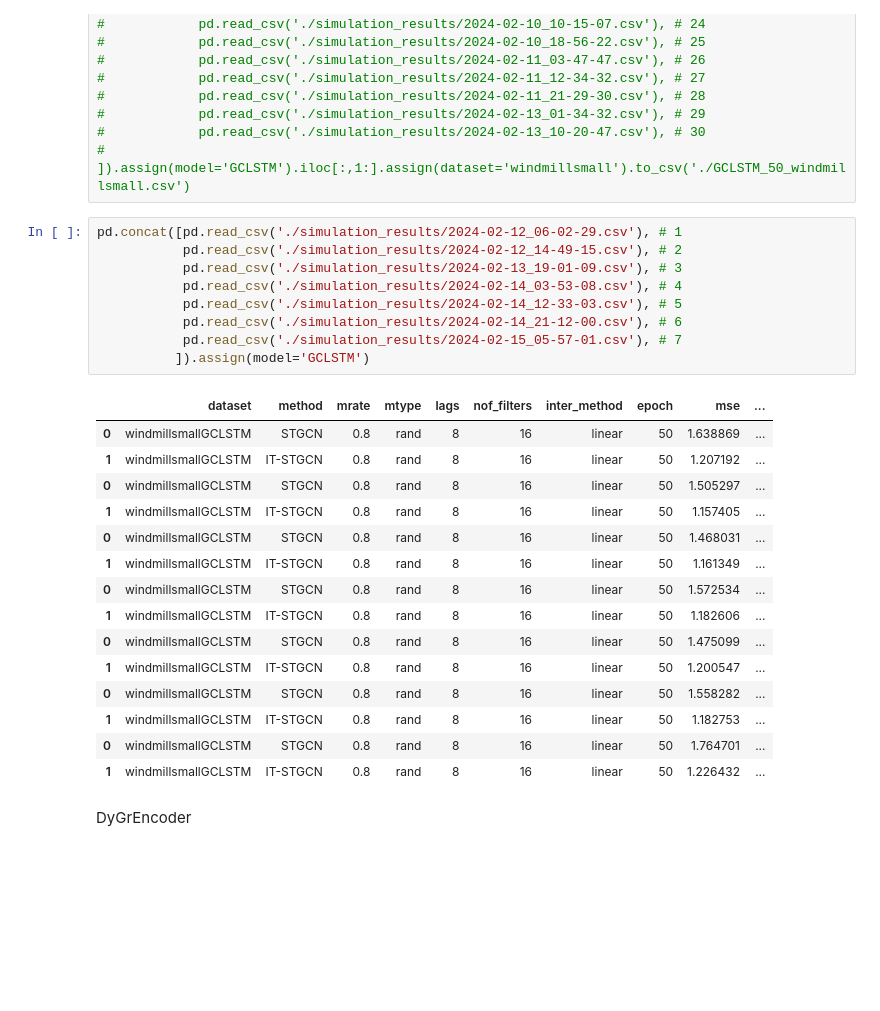
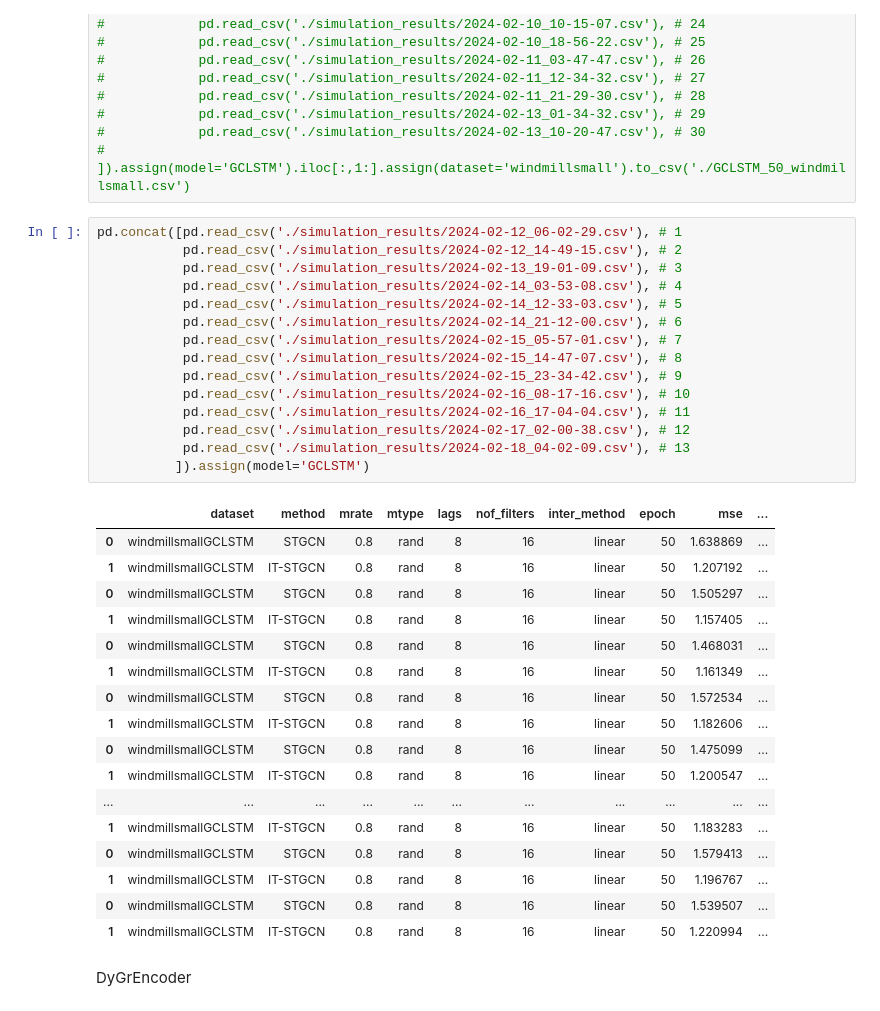
Before and after one commit to seoyeonc/ITTGNN_blog, a Jupyter notebook: posts/2_research/done.ipynb, the cells around one changed output. Drawn from its saved outputs; the diff is of its cells as text; blank space fills up the shorter version.

```diff
--- a/posts/2_research/done.ipynb
+++ b/posts/2_research/done.ipynb
@@ -127,28 +131,36 @@ GCLSTM
 # %%
 pd.concat([pd.read_csv('./simulation_results/2024-02-12_06-02-29.csv'), # 1
            pd.read_csv('./simulation_results/2024-02-12_14-49-15.csv'), # 2
            pd.read_csv('./simulation_results/2024-02-13_19-01-09.csv'), # 3
            pd.read_csv('./simulation_results/2024-02-14_03-53-08.csv'), # 4
            pd.read_csv('./simulation_results/2024-02-14_12-33-03.csv'), # 5
            pd.read_csv('./simulation_results/2024-02-14_21-12-00.csv'), # 6
            pd.read_csv('./simulation_results/2024-02-15_05-57-01.csv'), # 7
+           pd.read_csv('./simulation_results/2024-02-15_14-47-07.csv'), # 8
+           pd.read_csv('./simulation_results/2024-02-15_23-34-42.csv'), # 9
+           pd.read_csv('./simulation_results/2024-02-16_08-17-16.csv'), # 10
+           pd.read_csv('./simulation_results/2024-02-16_17-04-04.csv'), # 11
+           pd.read_csv('./simulation_results/2024-02-17_02-00-38.csv'), # 12
+           pd.read_csv('./simulation_results/2024-02-18_04-02-09.csv'), # 13
           ]).assign(model='GCLSTM')
 # %% [output]
 |  | dataset | method | mrate | mtype | lags | nof_filters | inter_method | epoch | mse | ... |
 | 0 | windmillsmallGCLSTM | STGCN | 0.8 | rand | 8 | 16 | linear | 50 | 1.638869 | ... |
 | 1 | windmillsmallGCLSTM | IT-STGCN | 0.8 | rand | 8 | 16 | linear | 50 | 1.207192 | ... |
 | 0 | windmillsmallGCLSTM | STGCN | 0.8 | rand | 8 | 16 | linear | 50 | 1.505297 | ... |
 | 1 | windmillsmallGCLSTM | IT-STGCN | 0.8 | rand | 8 | 16 | linear | 50 | 1.157405 | ... |
 | 0 | windmillsmallGCLSTM | STGCN | 0.8 | rand | 8 | 16 | linear | 50 | 1.468031 | ... |
 | 1 | windmillsmallGCLSTM | IT-STGCN | 0.8 | rand | 8 | 16 | linear | 50 | 1.161349 | ... |
 | 0 | windmillsmallGCLSTM | STGCN | 0.8 | rand | 8 | 16 | linear | 50 | 1.572534 | ... |
 | 1 | windmillsmallGCLSTM | IT-STGCN | 0.8 | rand | 8 | 16 | linear | 50 | 1.182606 | ... |
 | 0 | windmillsmallGCLSTM | STGCN | 0.8 | rand | 8 | 16 | linear | 50 | 1.475099 | ... |
 | 1 | windmillsmallGCLSTM | IT-STGCN | 0.8 | rand | 8 | 16 | linear | 50 | 1.200547 | ... |
-| 0 | windmillsmallGCLSTM | STGCN | 0.8 | rand | 8 | 16 | linear | 50 | 1.558282 | ... |
-| 1 | windmillsmallGCLSTM | IT-STGCN | 0.8 | rand | 8 | 16 | linear | 50 | 1.182753 | ... |
-| 0 | windmillsmallGCLSTM | STGCN | 0.8 | rand | 8 | 16 | linear | 50 | 1.764701 | ... |
-| 1 | windmillsmallGCLSTM | IT-STGCN | 0.8 | rand | 8 | 16 | linear | 50 | 1.226432 | ... |
+| ... | ... | ... | ... | ... | ... | ... | ... | ... | ... | ... |
+| 1 | windmillsmallGCLSTM | IT-STGCN | 0.8 | rand | 8 | 16 | linear | 50 | 1.183283 | ... |
+| 0 | windmillsmallGCLSTM | STGCN | 0.8 | rand | 8 | 16 | linear | 50 | 1.579413 | ... |
+| 1 | windmillsmallGCLSTM | IT-STGCN | 0.8 | rand | 8 | 16 | linear | 50 | 1.196767 | ... |
+| 0 | windmillsmallGCLSTM | STGCN | 0.8 | rand | 8 | 16 | linear | 50 | 1.539507 | ... |
+| 1 | windmillsmallGCLSTM | IT-STGCN | 0.8 | rand | 8 | 16 | linear | 50 | 1.220994 | ... |
 # %% [markdown]
 DyGrEncoder
 # %%
```
Also changed, not shown: parts of 2 cells of this notebook, 21 other files.
